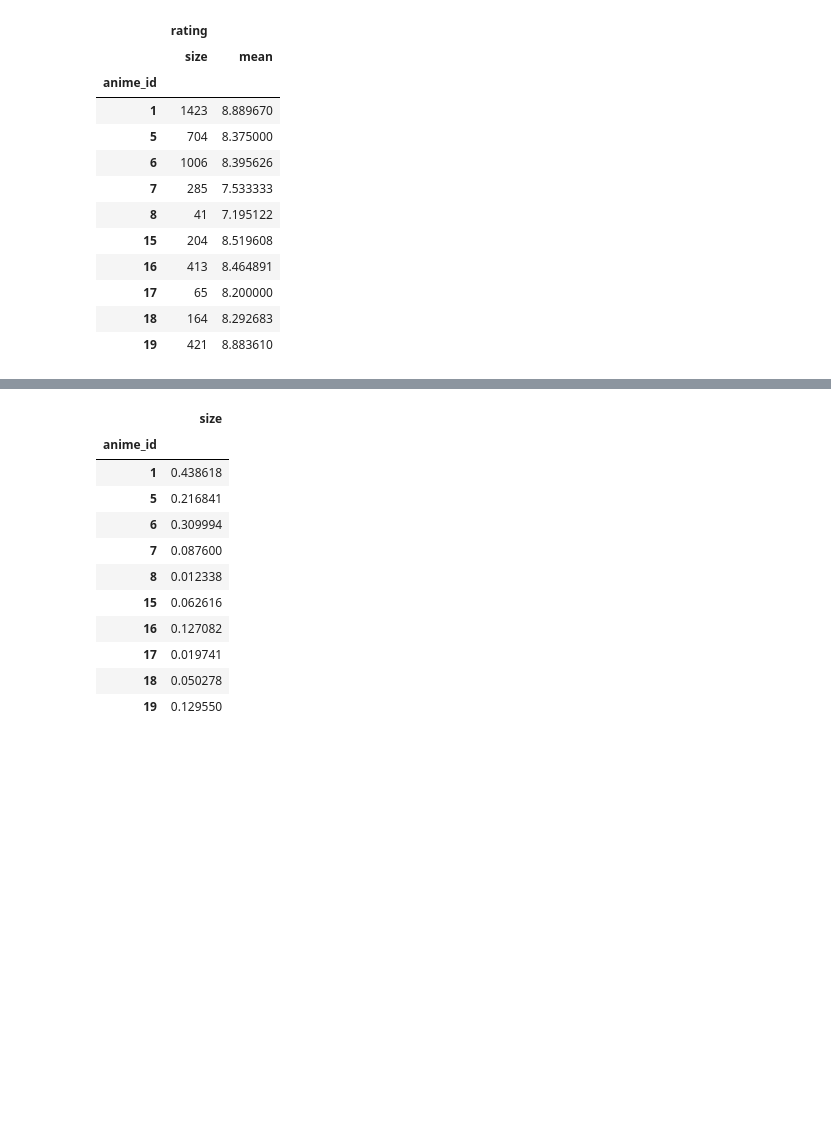
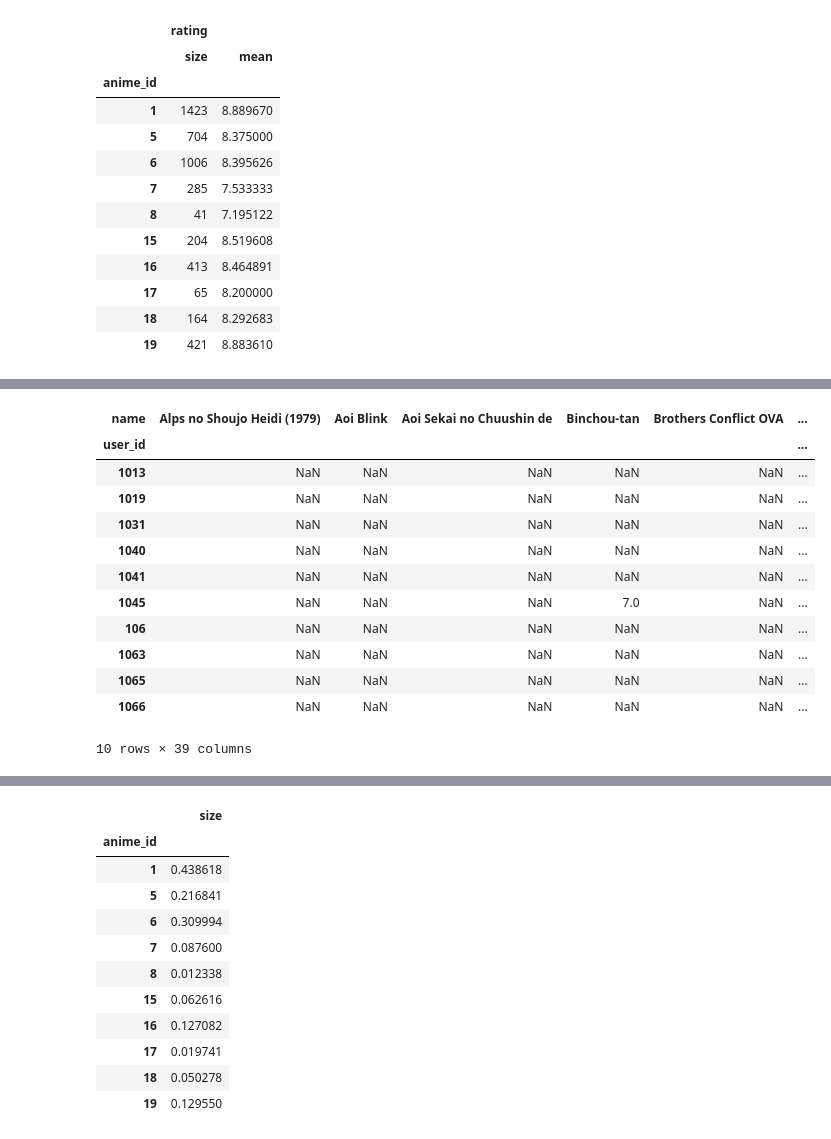
Before and after one commit to Capstone-Project-group/Recommender-System, a Jupyter notebook: Data-Prep.ipynb, the cells around one changed output, grey strips where cells are left out. Drawn from its saved outputs; the diff is of its cells as text; code cells hidden in the pictures; blank space fills up the shorter version.

```diff
--- a/Data-Prep.ipynb
+++ b/Data-Prep.ipynb
@@ -118,0 +151,17 @@ most_rated_anime.head(10)
+# %%
+user_ratings = anime_ratings.pivot_table(index=['user_id'], columns=['name'], values='rating')
+user_ratings.head(10)
+# %% [output]
+| name | Alps no Shoujo Heidi (1979) | Aoi Blink | Aoi Sekai no Chuushin de | Binchou-tan | Brothers Conflict OVA | ... |
+| user_id |  |  |  |  |  | ... |
+| 1013 | NaN | NaN | NaN | NaN | NaN | ... |
+| 1019 | NaN | NaN | NaN | NaN | NaN | ... |
+| 1031 | NaN | NaN | NaN | NaN | NaN | ... |
+| 1040 | NaN | NaN | NaN | NaN | NaN | ... |
+| 1041 | NaN | NaN | NaN | NaN | NaN | ... |
+| 1045 | NaN | NaN | NaN | 7.0 | NaN | ... |
+| 106 | NaN | NaN | NaN | NaN | NaN | ... |
+| 1063 | NaN | NaN | NaN | NaN | NaN | ... |
+| 1065 | NaN | NaN | NaN | NaN | NaN | ... |
+| 1066 | NaN | NaN | NaN | NaN | NaN | ... |
+10 rows × 39 columns
```
Also changed, not shown: parts of 20 cells of this notebook.
